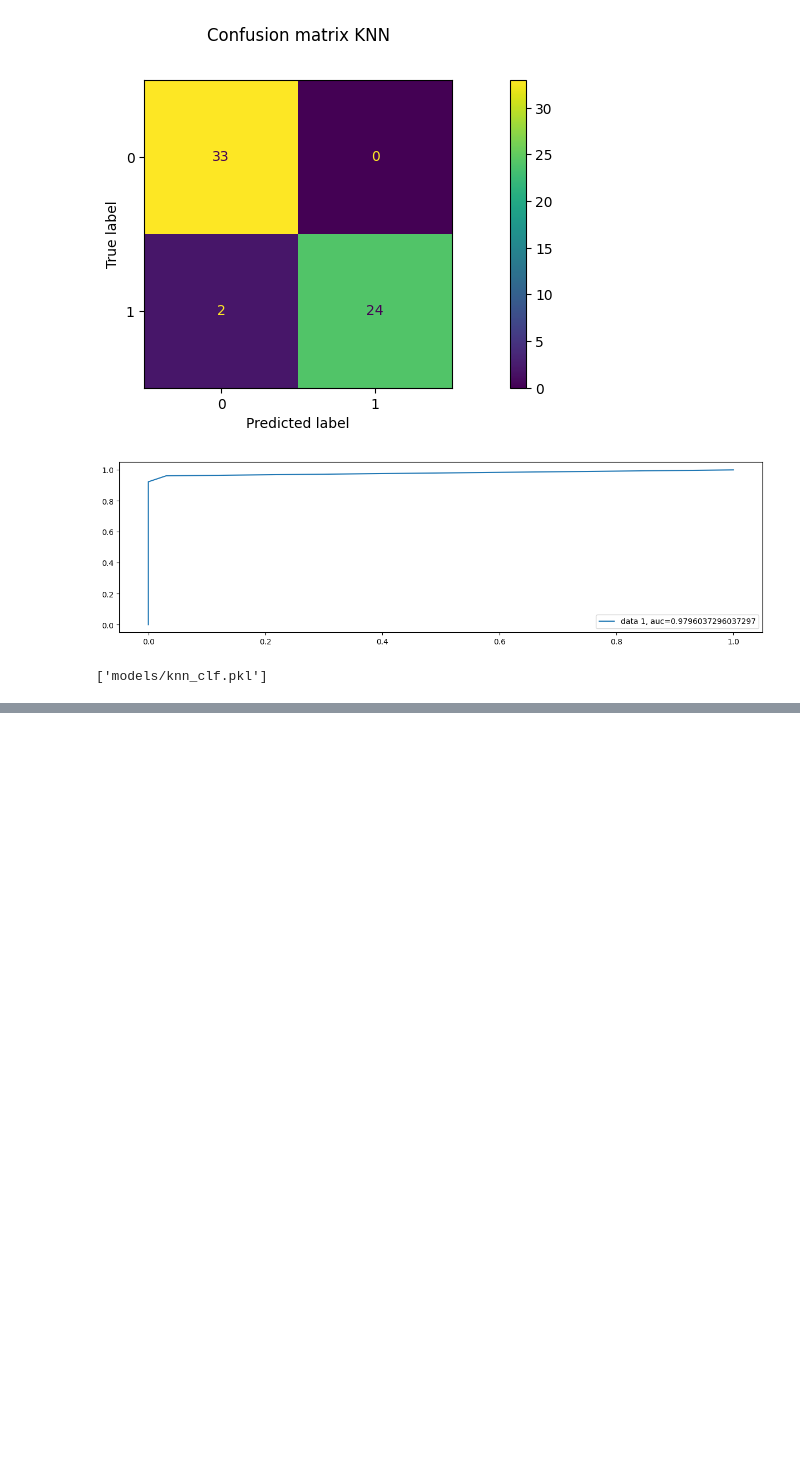
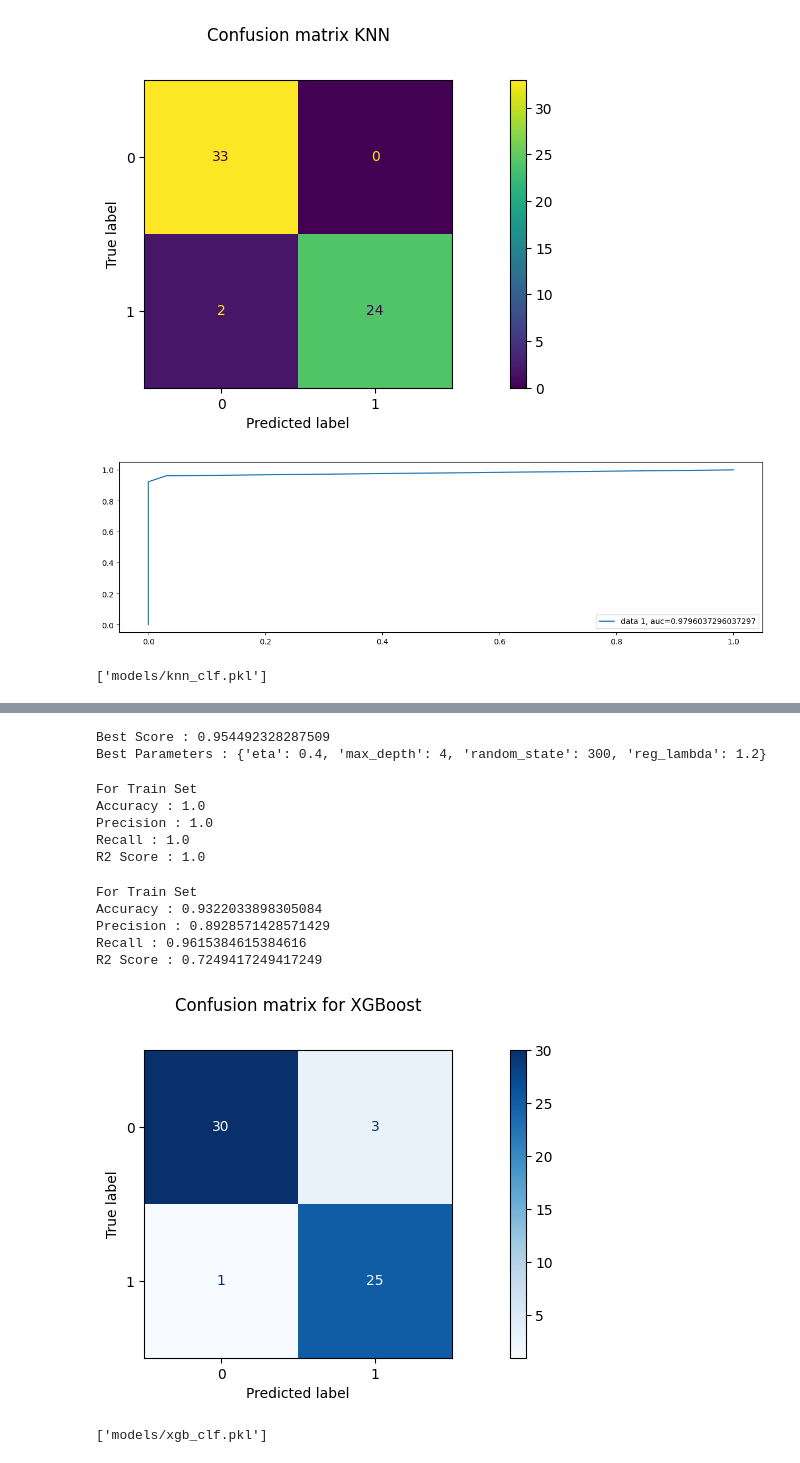
Before and after one commit to NavdeepTU/Machine-Learning, a Jupyter notebook: projects/03. parkinson_disease_prediction/model_training.ipynb, the cells around one changed output, grey strips where cells are left out. Drawn from its saved outputs; the diff is of its cells as text; code cells hidden in the pictures; blank space fills up the shorter version.

```diff
--- a/projects/03. parkinson_disease_prediction/model_training.ipynb
+++ b/projects/03. parkinson_disease_prediction/model_training.ipynb
@@ -614,3 +615,16 @@ plt.show()
 joblib.dump(knn, "models/knn_clf.pkl")
 # %% [output]
 ['models/knn_clf.pkl']
+# %%
+# XGB Classifier
+# defining parameter dictionary
+param_dict = {
+    "max_depth": range(4, 8),
+    "eta": [0.1, 0.2, 0.3, 0.4, 0.5],
+    "reg_lambda": [0.8, 0.9, 1, 1.1, 1.2],
+    "random_state": [300, 600, 900]
+}
+# %%
+clf = GridSearchCV(XGBClassifier(), param_grid=param_dict, scoring="f1",
+                   cv=3, verbose=1)
+clf.fit(X_train, y_train)
@@ -616,0 +650,48 @@ joblib.dump(knn, "models/knn_clf.pkl")
+# %%
+print(f"Best Score : {clf.best_score_}")
+print(f"Best Parameters : {clf.best_params_}")
+# %% [output]
+Best Score : 0.954492328287509
+Best Parameters : {'eta': 0.4, 'max_depth': 4, 'random_state': 300, 'reg_lambda': 1.2}
+# %%
+# extracting best classifier from gridsearchcv
+xgb_clf = clf.best_estimator_
+# %%
+# evaluating performance on train set
+pred = xgb_clf.predict(X_train)
+print("For Train Set")
+print(f"Accuracy : {metrics.accuracy_score(y_train, pred)}")
+print(f"Precision : {metrics.precision_score(y_train, pred)}")
+print(f"Recall : {metrics.recall_score(y_train, pred)}")
+print(f"R2 Score : {metrics.r2_score(y_train, pred)}")
+# %% [output]
+For Train Set
+Accuracy : 1.0
+Precision : 1.0
+Recall : 1.0
+R2 Score : 1.0
+# %%
+# evaluating performance on test set
+predXGB = xgb_clf.predict(X_test)
+print("For Train Set")
+print(f"Accuracy : {metrics.accuracy_score(y_test, pred)}")
+print(f"Precision : {metrics.precision_score(y_test, pred)}")
+print(f"Recall : {metrics.recall_score(y_test, pred)}")
+print(f"R2 Score : {metrics.r2_score(y_test, pred)}")
+# %% [output]
+For Train Set
+Accuracy : 0.9322033898305084
+Precision : 0.8928571428571429
+Recall : 0.9615384615384616
+R2 Score : 0.7249417249417249
+# %%
+ConfusionMatrixDisplay.from_predictions(y_test, pred, cmap=plt.cm.Blues)
+plt.title("Confusion matrix for XGBoost", y=1.1)
+plt.show()
+# %% [output]
+[figure, added]
+# %%
+# Dumping XGBoost Classifier
+joblib.dump(xgb_clf, "models/xgb_clf.pkl")
+# %% [output]
+['models/xgb_clf.pkl']
```
Also changed, not shown: parts of 6 cells of this notebook.
